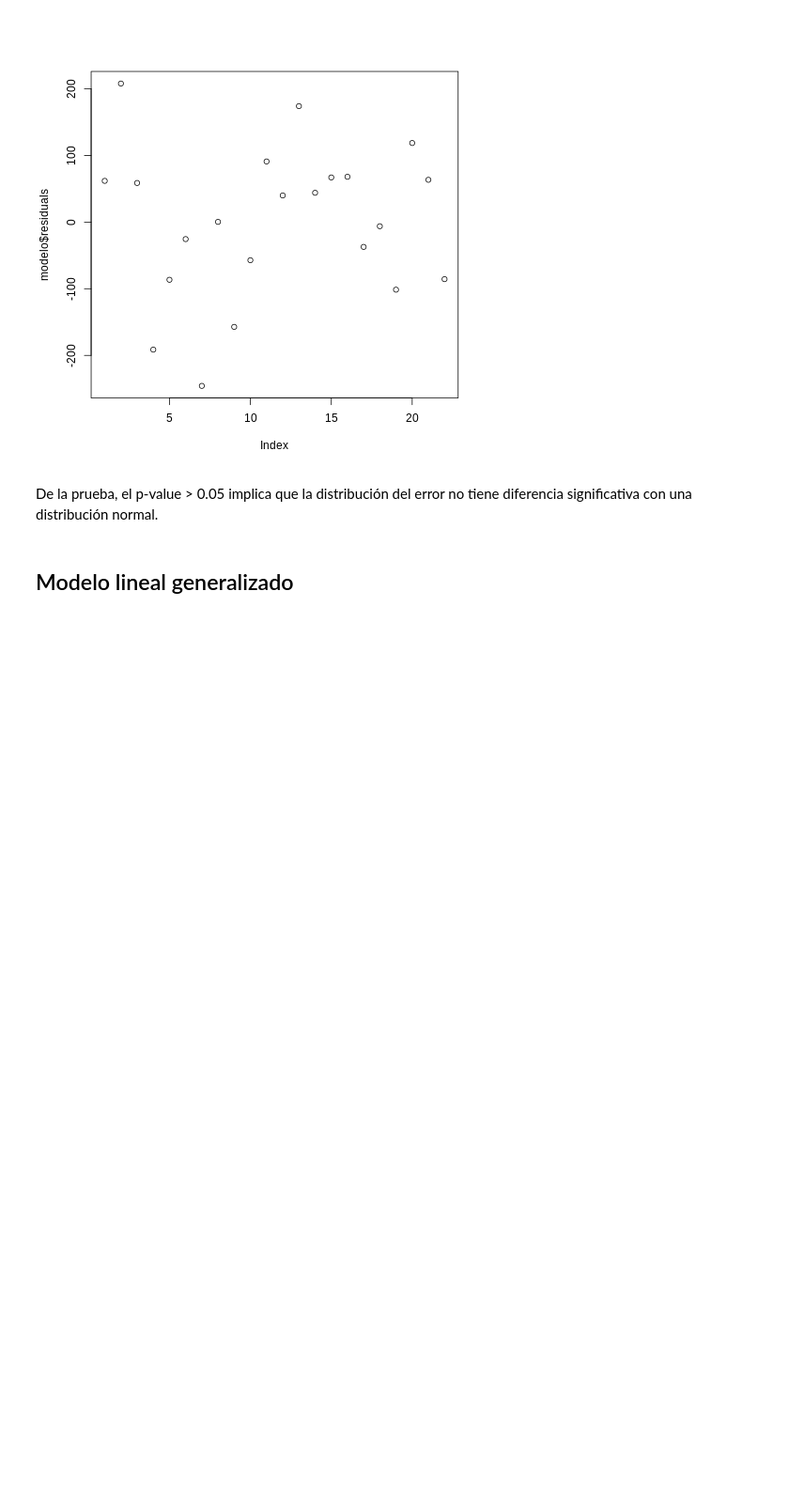
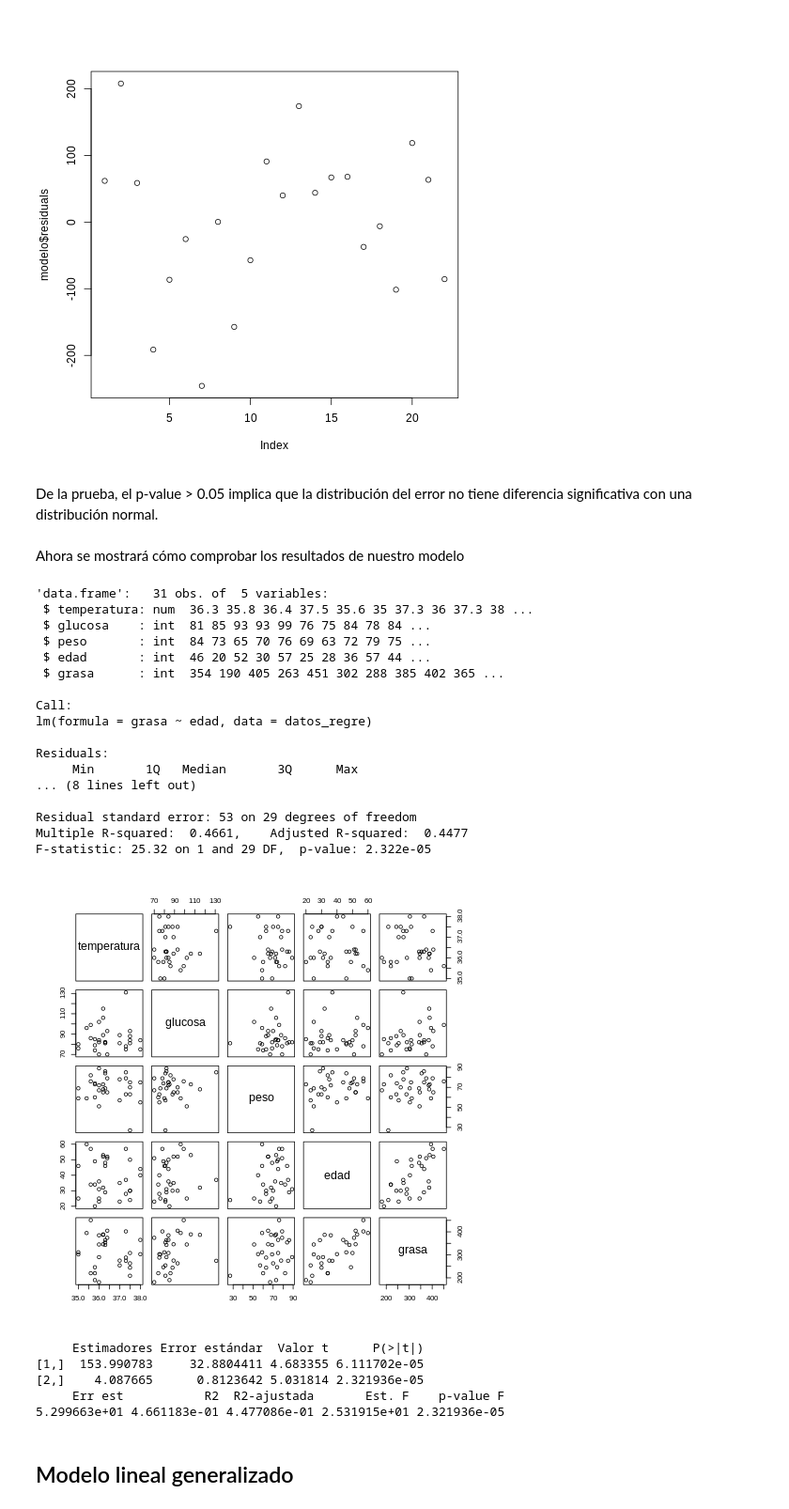
Before and after one commit to edgaryair1024/RtoLearn, a Jupyter notebook: M3/Módulo3.ipynb, the cells around one changed output. Shown at 94% size. Cells and saved outputs as stored; diff of their text form; code cells hidden in the pictures; blank space fills up the shorter version.

```diff
--- a/M3/Módulo3.ipynb
+++ b/M3/Módulo3.ipynb
@@ -173,6 +176,72 @@ W = 0.97491, p-value = 0.8209
 [figure]
 # %% [markdown]
 De la prueba, el p-value > 0.05 implica que la distribución del error no tiene diferencia significativa con una distribución normal.
+# %% [markdown]
+Ahora se mostrará cómo comprobar los resultados de nuestro modelo
+# %%
+%%R
+datos_regre<-read.csv("/content/CursoDF/M3/Datos/datos3.csv", header = T)
+
+str(datos_regre)
+
+pairs(datos_regre)#Graficamos la relación entre las variables
+
+cor(datos_regre)#Matriz de correlaciones
+
+regresion1<- lm(grasa~edad, data = datos_regre)
+summary(regresion1)
+# %% [output]
+'data.frame':   31 obs. of  5 variables:
+ $ temperatura: num  36.3 35.8 36.4 37.5 35.6 35 37.3 36 37.3 38 ...
+ $ glucosa    : int  81 85 93 93 99 76 75 84 78 84 ...
+ $ peso       : int  84 73 65 70 76 69 63 72 79 75 ...
+ $ edad       : int  46 20 52 30 57 25 28 36 57 44 ...
+ $ grasa      : int  354 190 405 263 451 302 288 385 402 365 ...
+
+Call:
+lm(formula = grasa ~ edad, data = datos_regre)
+
+Residuals:
+     Min       1Q   Median       3Q      Max
+... (8 lines left out)
+
+Residual standard error: 53 on 29 degrees of freedom
+Multiple R-squared:  0.4661,    Adjusted R-squared:  0.4477
+F-statistic: 25.32 on 1 and 29 DF,  p-value: 2.322e-05
+[figure, added]
+# %%
+%%R
+XI=cbind(matrix(1,nrow(datos_regre),1),datos_regre$edad)
+YI=datos_regre$grasa
+
+
+BI=ginv(t(XI)%*%XI)%*%t(t(YI)%*%XI)
+
+EI=YI-t(t(BI)%*%t(XI))
+EI2=EI*EI
+dfe=nrow(XI)-nrow(BI)
+stderrI=sqrt(diag(ginv(t(XI)%*%XI))*(sum(EI2)/dfe)) #DESVIACIÓN DE LOS ESTIMADORES
+tI=t(BI)/stderrI  #VALOR T DE ESTIMADORES
+pvtI=(1-pt(abs(tI),dfe))*2  #p-value de los estimadores
+emy=t(YI-mean(YI))%*%(YI-mean(YI))
+Esr=sqrt(sum(EI2)/dfe)  #error estándar residual
+Rsq=(emy-sum(EI2))/emy #R-cuadrada
+Rsqadj=1-(1-Rsq)*((nrow(XI)-1)/(dfe)) ##R-cuadrada ajustada (OJO, si el modelo no tiene "intercept" hay que restarle uno a "dfe")
+Ft=Rsq/(1-Rsq)*(dfe/(nrow(BI)-1)) #estadístico F
+pvF=1-pf(Ft,(nrow(BI)-1),dfe)
+
+parms=t(rbind(t(BI),stderrI,tI,pvtI))
+colnames(parms)=c("Estimadores","Error estándar", "Valor t", "P(>|t|)")
+stats=c(Esr,Rsq,Rsqadj,Ft,pvF)
+names(stats)=c("Err est","R2", "R2-ajustada", "Est. F", "p-value F")
+print(parms)
+print(stats)
+# %% [output]
+     Estimadores Error estándar  Valor t      P(>|t|)
+[1,]  153.990783     32.8804411 4.683355 6.111702e-05
+[2,]    4.087665      0.8123642 5.031814 2.321936e-05
+     Err est           R2  R2-ajustada       Est. F    p-value F
+5.299663e+01 4.661183e-01 4.477086e-01 2.531915e+01 2.321936e-05
 # %% [markdown]
 ## Modelo lineal generalizado
 # %% [markdown]
```
Also changed, not shown: parts of 69 cells of this notebook.
